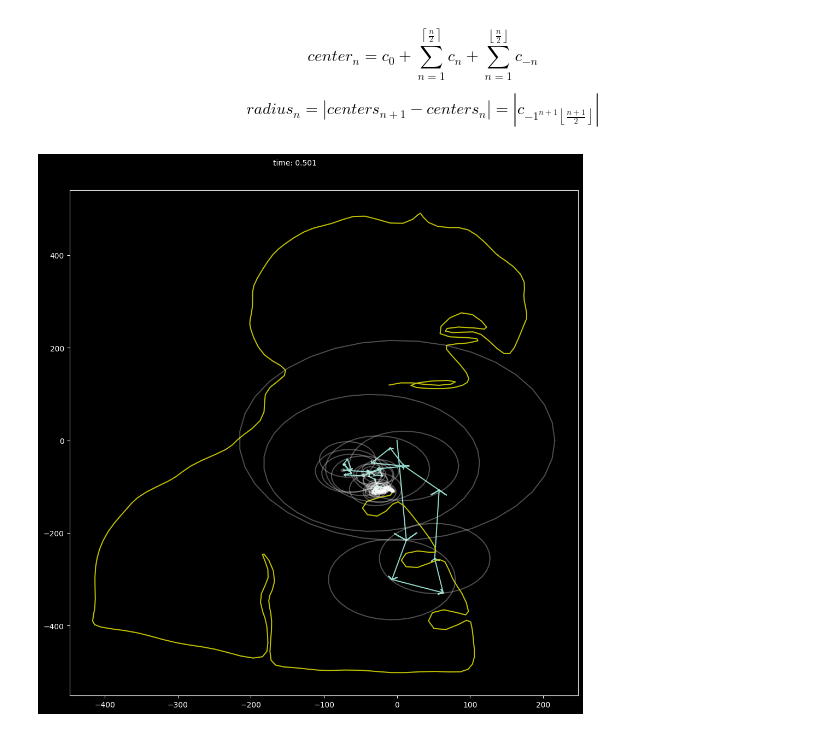
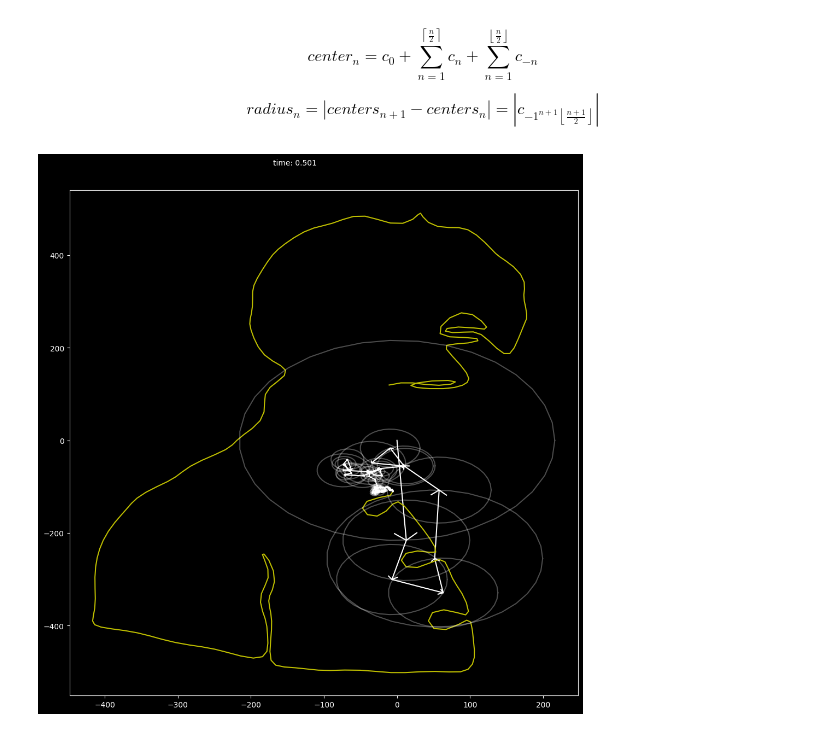
Before and after one commit to Jwalin1/Fourier-series, a Jupyter notebook: Fourier_series.ipynb, the cells around one changed output. Cells and saved outputs as stored; diff of their text form; code cells hidden in the pictures.

```diff
--- a/Fourier_series.ipynb
+++ b/Fourier_series.ipynb
@@ -103,7 +104,7 @@ coeffs = get_coeffs(points, num_coeffs)
 n_samples = 500  # number of time points to sample
 
 
-centers_time, radii_time, circle_pts_time = get_epicycle_data(coeffs, n_samples)
+centers_time = get_circle_centers(coeffs, n_samples)
 # %%
 # Cell to test add_arrows function
 
@@ -116,24 +123,30 @@ plt.show()
 # %%
 fig, ax = plt.subplots(figsize=(12,12))
 i = int(n_samples * 0.5)
 
-centers, radii = centers_time[i], radii_time[i]
-x_coords, y_coords = centers.real, centers.imag
+radii = abs(np.diff(centers))
+lines = np.column_stack((centers[:-1], centers[1:]))
+arrows = get_arrows(lines)
 
-# Plot vectors.
-# plot_complex(centers, c='w')
-vectors = add_arrows(centers)
-plot_complex(vectors)
+theta = np.linspace(0, tau, 36)
+circles = centers[:-1][:,None] + radii[:,None] * np.exp(1j * theta.T)
+
+# Plot lines
+centers = centers_time[i]
+plot_complex(centers, color='white')
+
+# Plot arrows.
+plot_complex(arrows.T, color='white')
 
 # Plot curve.
 plot_complex(centers_time[:i+1, -1], c='y')
 
 # plot circles.
-plot_complex(circle_pts_time[i].T, c='w', alpha=0.3)
+plot_complex(circles.T, c='w', alpha=0.3)
 
 plt.text(0.4, 1.05, f'time: {i/(n_samples-1):.3f}', transform = plt.gca().transAxes)
 
 plt.show()
 # %% [output]
-[figure, old version]
+[figure, new version]
 # %%
```
Also changed, not shown: parts of 6 cells of this notebook, 3 other files.
